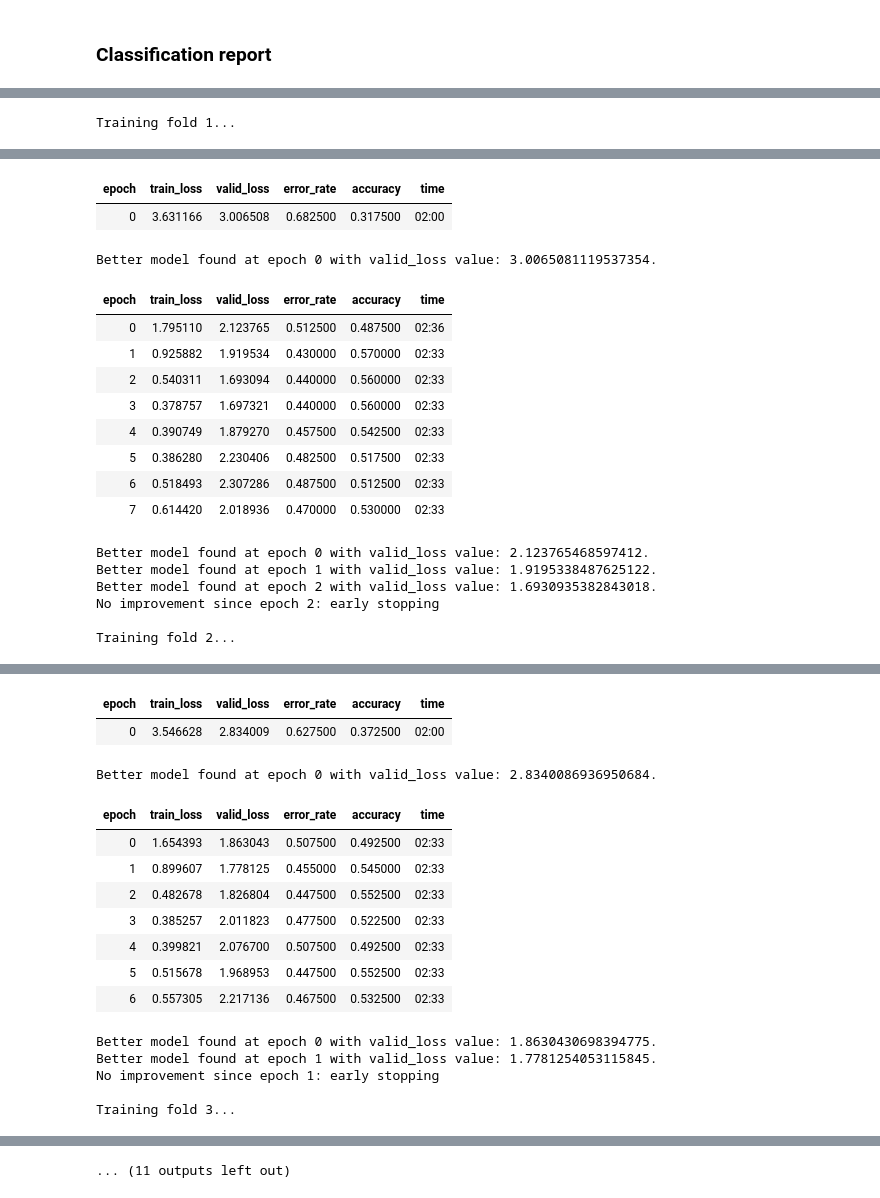
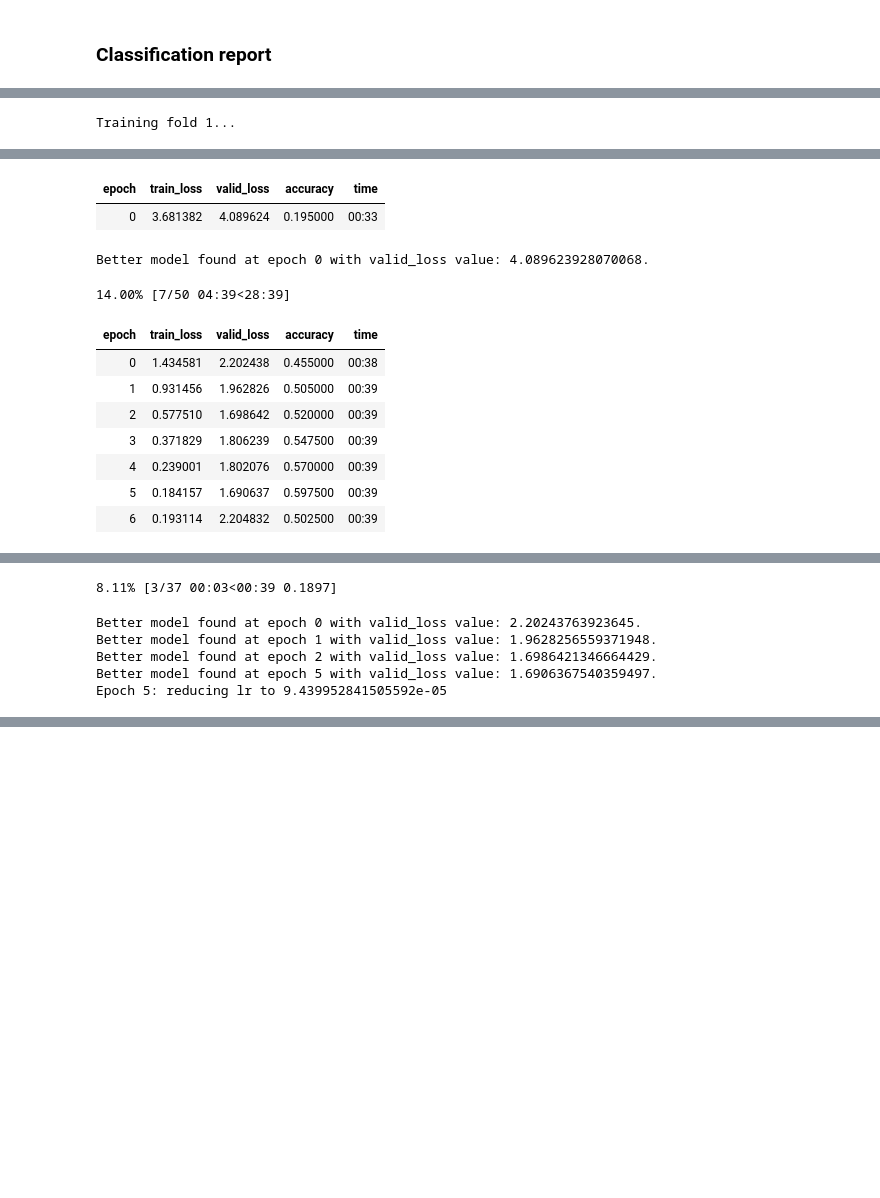
Before and after one commit to adamsiemaszkiewicz/sound_classifier, a Jupyter notebook: 02_Classifier.ipynb, the cells around one changed output, grey strips where cells are left out. Cells and saved outputs as stored; diff of their text form; code cells hidden in the pictures; blank space fills up the shorter version.

Commit message:
Ensemble classification

```diff
--- a/02_Classifier.ipynb
+++ b/02_Classifier.ipynb
@@ -350,8 +374,8 @@ After the training we're going to end up with the model with the lowest validati
 # %%
 cbs = [
        EarlyStoppingCallback(monitor='valid_loss', patience=5),
-       SaveModelCallback(monitor='valid_loss', fname='basic-model'),
-      #  ReduceLROnPlateau(monitor='valid_loss', patience=3)
+       SaveModelCallback(monitor='valid_loss', fname='basic-model', with_opt=True),
+      #  ReduceLROnPlateau(monitor='valid_loss', min_delta=0.1, patience=3)
        ]
 
 learn.fine_tune(
@@ -629,9 +691,6 @@ for n in tq.tqdm(range(1,5)):
 
   print(f'\nTraining fold {n}...')
 
-  # collect memory garbage to avoid CUDA out of memory error
-  gc.collect()
-
   # create DataLoaders object
   dls_tmp = ImageDataLoaders.from_df(
       df=fold_df(n),
@@ -639,54 +698,54 @@ for n in tq.tqdm(range(1,5)):
       fn_col='filename',
       label_col='category',
       valid_col='is_valid',
       item_tfms=Resize(512, method=ResizeMethod.Squish),
-      bs=64
+      bs=32
       )
 
   # define a learner
   learn_tmp = cnn_learner(
     dls=dls_tmp,
     arch=resnet50,
     metrics=[accuracy],
     pretrained=True
-    )
+    ).to_fp16() # use mixed precision to speed up training
+
+  # find learning rate & supress plot display
+  lr_min, lr_steep = learn_tmp.lr_find(show_plot=False)
 
   # define list of callbacks to use
   cbs = [
        EarlyStoppingCallback(monitor='valid_loss', patience=5),
-       SaveModelCallback(monitor='valid_loss', fname=f'ensamble-model{n}')
+       SaveModelCallback(monitor='valid_loss', fname=f'ensemble-model{n}', with_opt=True),
+       ReduceLROnPlateau(monitor='valid_loss', min_delta=0.1, patience=3)
        ]
-
-  # find learning rate & supress plot display
-  lr_min, lr_steep = learn_tmp.lr_find(show_plot=False)
 
   # train a model
   learn_tmp.fine_tune(
       epochs=50,
       base_lr=lr_min,
       cbs=cbs
       )
 
   # append learner to the container
   learners[f'fold{n}'] = learn_tmp
+
+  # collect memory garbage to avoid CUDA out of memory error
+  del learn_tmp
+  gc.collect()
+  torch.cuda.empty_cache()
 # %% [output]
 Training fold 1...
 [interactive output not drawn]
-| epoch | train_loss | valid_loss | error_rate | accuracy | time |
-| 0 | 3.631166 | 3.006508 | 0.682500 | 0.317500 | 02:00 |
+| epoch | train_loss | valid_loss | accuracy | time |
+| 0 | 3.681382 | 4.089624 | 0.195000 | 00:33 |
-Better model found at epoch 0 with valid_loss value: 3.0065081119537354.
+Better model found at epoch 0 with valid_loss value: 4.089623928070068.
+14.00% [7/50 04:39<28:39]
-| epoch | train_loss | valid_loss | error_rate | accuracy | time |
-| 0 | 1.795110 | 2.123765 | 0.512500 | 0.487500 | 02:36 |
-| 1 | 0.925882 | 1.919534 | 0.430000 | 0.570000 | 02:33 |
-| 2 | 0.540311 | 1.693094 | 0.440000 | 0.560000 | 02:33 |
-| 3 | 0.378757 | 1.697321 | 0.440000 | 0.560000 | 02:33 |
-| 4 | 0.390749 | 1.879270 | 0.457500 | 0.542500 | 02:33 |
-| 5 | 0.386280 | 2.230406 | 0.482500 | 0.517500 | 02:33 |
-| 6 | 0.518493 | 2.307286 | 0.487500 | 0.512500 | 02:33 |
-| 7 | 0.614420 | 2.018936 | 0.470000 | 0.530000 | 02:33 |
+| epoch | train_loss | valid_loss | accuracy | time |
+| 0 | 1.434581 | 2.202438 | 0.455000 | 00:38 |
+| 1 | 0.931456 | 1.962826 | 0.505000 | 00:39 |
+| 2 | 0.577510 | 1.698642 | 0.520000 | 00:39 |
+| 3 | 0.371829 | 1.806239 | 0.547500 | 00:39 |
+| 4 | 0.239001 | 1.802076 | 0.570000 | 00:39 |
+| 5 | 0.184157 | 1.690637 | 0.597500 | 00:39 |
+| 6 | 0.193114 | 2.204832 | 0.502500 | 00:39 |
-Better model found at epoch 0 with valid_loss value: 2.123765468597412.
-Better model found at epoch 1 with valid_loss value: 1.9195338487625122.
-Better model found at epoch 2 with valid_loss value: 1.6930935382843018.
-No improvement since epoch 2: early stopping
-
-Training fold 2...
@@ -694,16 +752,6 @@ Training fold 2...
-| epoch | train_loss | valid_loss | error_rate | accuracy | time |
-| 0 | 3.546628 | 2.834009 | 0.627500 | 0.372500 | 02:00 |
-Better model found at epoch 0 with valid_loss value: 2.8340086936950684.
+8.11% [3/37 00:03<00:39 0.1897]
-| epoch | train_loss | valid_loss | error_rate | accuracy | time |
-| 0 | 1.654393 | 1.863043 | 0.507500 | 0.492500 | 02:33 |
-| 1 | 0.899607 | 1.778125 | 0.455000 | 0.545000 | 02:33 |
-| 2 | 0.482678 | 1.826804 | 0.447500 | 0.552500 | 02:33 |
-| 3 | 0.385257 | 2.011823 | 0.477500 | 0.522500 | 02:33 |
-| 4 | 0.399821 | 2.076700 | 0.507500 | 0.492500 | 02:33 |
-| 5 | 0.515678 | 1.968953 | 0.447500 | 0.552500 | 02:33 |
-| 6 | 0.557305 | 2.217136 | 0.467500 | 0.532500 | 02:33 |
-Better model found at epoch 0 with valid_loss value: 1.8630430698394775.
-Better model found at epoch 1 with valid_loss value: 1.7781254053115845.
-No improvement since epoch 1: early stopping
-
-Training fold 3...
+Better model found at epoch 0 with valid_loss value: 2.20243763923645.
+Better model found at epoch 1 with valid_loss value: 1.9628256559371948.
+Better model found at epoch 2 with valid_loss value: 1.6986421346664429.
+Better model found at epoch 5 with valid_loss value: 1.6906367540359497.
+Epoch 5: reducing lr to 9.439952841505592e-05
@@ -711,3 +758,2 @@ Training fold 3...
-... (11 outputs left out)
 # %%
 learners
```
Also changed, not shown: parts of 49 cells of this notebook.
